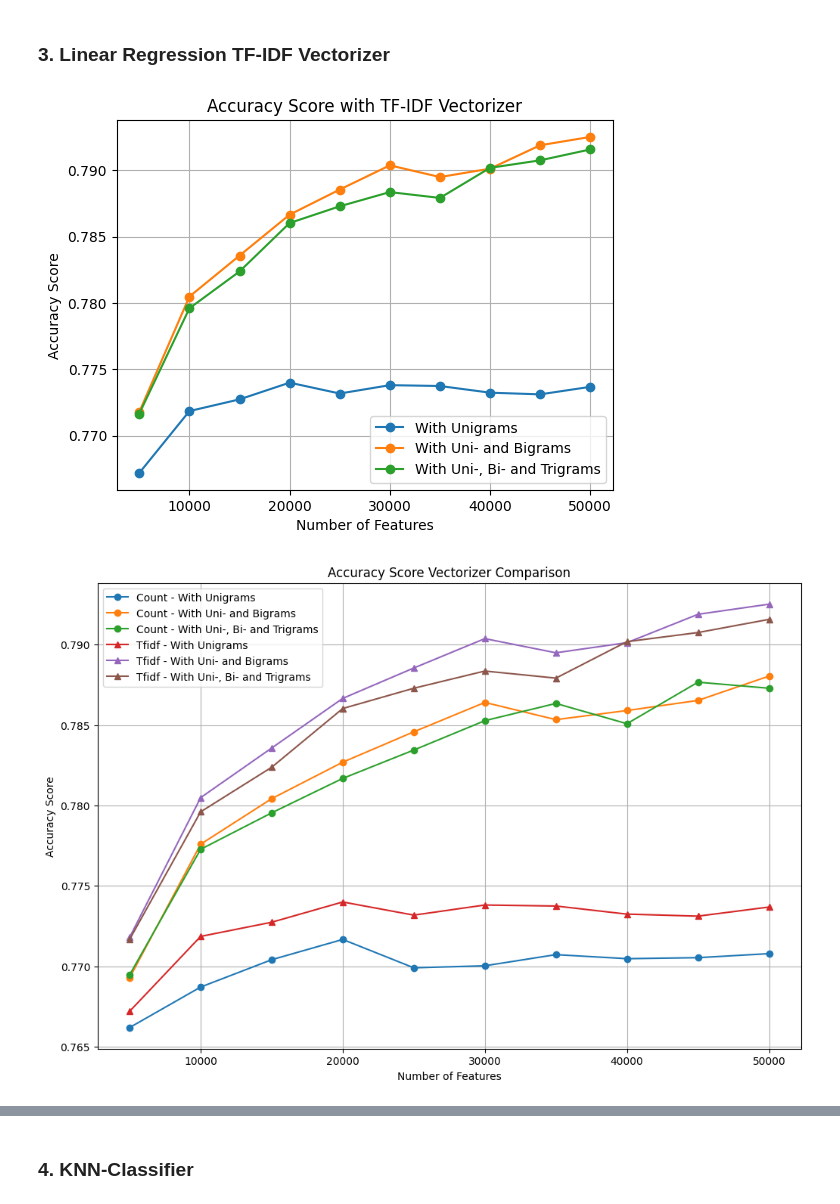
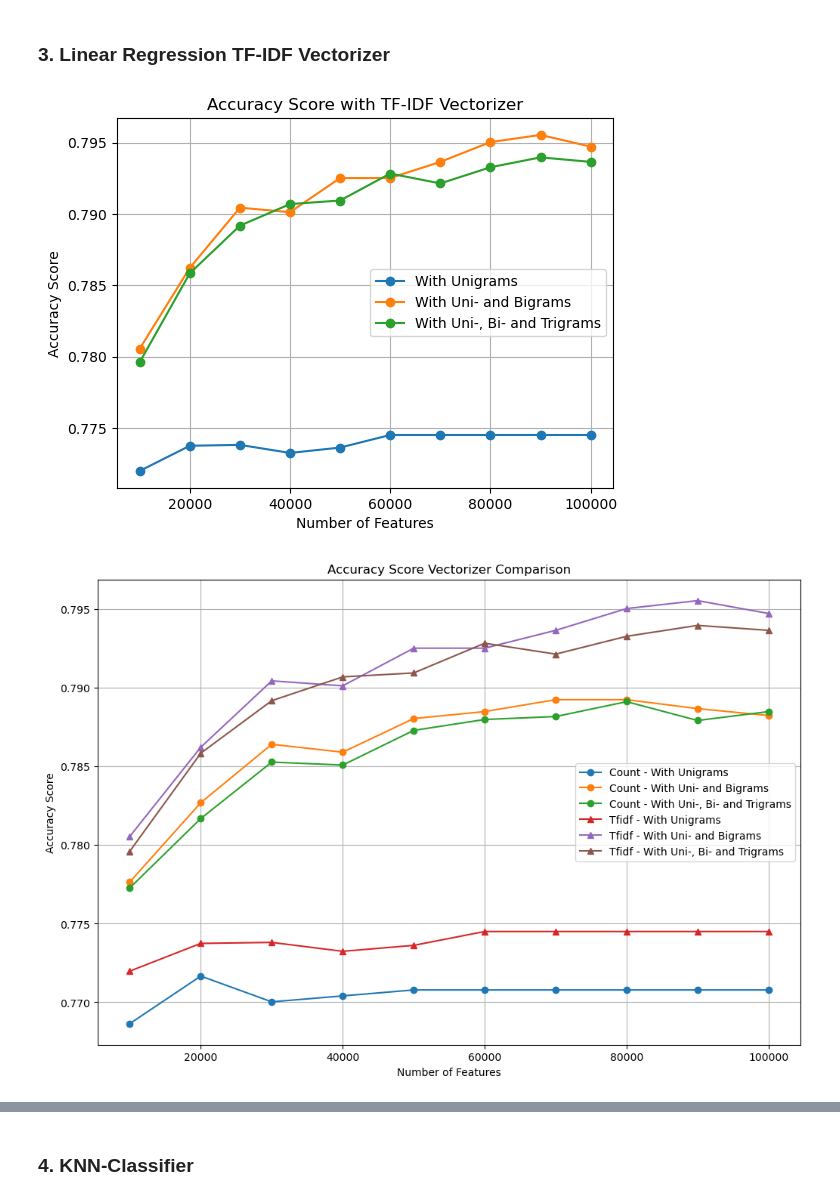
Before and after one commit to DavidStein7/marketing_analytics_project, a Jupyter notebook: Notebooks/data_preparation.ipynb, the cells around one changed output, grey strips where cells are left out. Saved outputs shown, nothing was run; the diff lists cells and outputs as text; code cells hidden in the pictures.

```diff
--- a/Notebooks/data_preparation.ipynb
+++ b/Notebooks/data_preparation.ipynb
@@ -617,7 +576,7 @@ accuracy score: 74.78%
 --------------------------------------------------------------------------------
 ... (7 outputs left out)
 # %%
-#Accuracy with/wothout own features
+#Accuracy with/without own features
 
 import numpy as np
 import matplotlib.pyplot as plt
@@ -631,7 +590,7 @@ cvec = CountVectorizer()
 lr = LogisticRegression(random_state=42)
 
 # Define values for n_features
-n_features = np.arange(5000, 50001, 5000)
+n_features = np.arange(10000, 100001, 10000)
 
 # Create lists to store accuracy scores
 accuracy_with_features = []
@@ -711,7 +670,7 @@ cvec = CountVectorizer()
 lr = LogisticRegression(random_state=42)
 
 # Define different values for n_features
-n_features = np.arange(5000, 50001, 5000)
+n_features = np.arange(10000, 100001, 10000)
 
 # Create lists to store n_features and accuracy scores for plot
 n_features_list = []
@@ -801,12 +760,14 @@ from sklearn.linear_model import LogisticRegression
 from sklearn.metrics import accuracy_score
 from scipy.sparse import hstack
 
+
+
 # Initialize CountVectorizer and LogisticRegression
 cvec = CountVectorizer()
 lr = LogisticRegression(random_state=42)
 
 # Define different values for n_features
-n_features = np.arange(5000, 50001, 5000)
+n_features = np.arange(10000, 100001, 10000)
 
 # Initialize lists to store n_features and accuracy scores
 n_features_list = []
@@ -898,7 +842,7 @@ cvec = CountVectorizer()
 lr = LogisticRegression(random_state=42)
 
 # Define different values for n_features
-n_features = np.arange(5000, 50001, 5000)
+n_features = np.arange(10000, 100001, 10000)
 
 # Initialize lists to store n_features and accuracy scores
 n_features_list = []
@@ -1022,7 +966,7 @@ from sklearn.linear_model import LogisticRegression
 lr = LogisticRegression(random_state=42, n_jobs=-1)
 
 # Define different values for n_features
-n_features = np.arange(5000, 50001, 5000)
+n_features = np.arange(10000, 100001, 10000)
 
 # Initialize lists to store n_features and accuracy scores
 n_features_list = []
@@ -1059,34 +1003,34 @@ for n in n_features:
     lr.fit(X_train_matrix_unibigrams, y_train)
     y_pred_unibigrams = lr.predict(X_test_matrix_unibigrams)
     accuracy_tfidf_unibigram = accuracy_score(y_test, y_pred_unibigrams)
     accuracy_tfidf_unibigrams.append(accuracy_tfidf_unibigram)
 
     ### UNIBITRIGRAMS ###
     # Initialize CountVectorizer with max_features=n for unibitrigrams
     tvec_unibitrigrams = TfidfVectorizer(max_features=n, ngram_range=(1, 3))
 
     # Vectorize the string data for unibitrigrams
     X_train_matrix_unibitrigrams = tvec_unibitrigrams.fit_transform(X_train['tweet_tokenized_string'])
     X_test_matrix_unibitrigrams = tvec_unibitrigrams.transform(X_test['tweet_tokenized_string'])
 
     # Fit the model and make predictions for unibitrigrams
     lr.fit(X_train_matrix_unibitrigrams, y_train)
     y_pred_unibitrigrams = lr.predict(X_test_matrix_unibitrigrams)
     accuracy_tfidf_unibitrigram = accuracy_score(y_test, y_pred_unibitrigrams)
     accuracy_tfidf_unibitrigrams.append(accuracy_tfidf_unibitrigram)
 
 # Plot the accuracy scores
 plt.plot(n_features, accuracy_tfidf_unigrams, 'o-', label='With Unigrams')
 plt.plot(n_features, accuracy_tfidf_unibigrams, 'o-', label='With Uni- and Bigrams')
 plt.plot(n_features, accuracy_tfidf_unibitrigrams, 'o-', label='With Uni-, Bi- and Trigrams')
 plt.xlabel('Number of Features')
 plt.ylabel('Accuracy Score')
 plt.title('Accuracy Score with TF-IDF Vectorizer')
 plt.legend()
 plt.grid(True)
 plt.show()
 # %% [output]
-[figure, old version]
+[figure, new version]
 # %%
 #Plot of accuracy scores from logreg with count vectorizer and tfidf vectorizer compared
 plt.figure(figsize=(12, 8))
@@ -1103,7 +1047,7 @@ plt.legend()
 plt.grid(True)
 plt.show()
 # %% [output]
-[figure, old version]
+[figure, new version]
 # %%
 # TF-IDF Vectorizer up to 100k features with unigrams and bigrams (since they performed the best)
 from sklearn.feature_extraction.text import TfidfVectorizer
```
Also changed, not shown: parts of 54 cells of this notebook.
